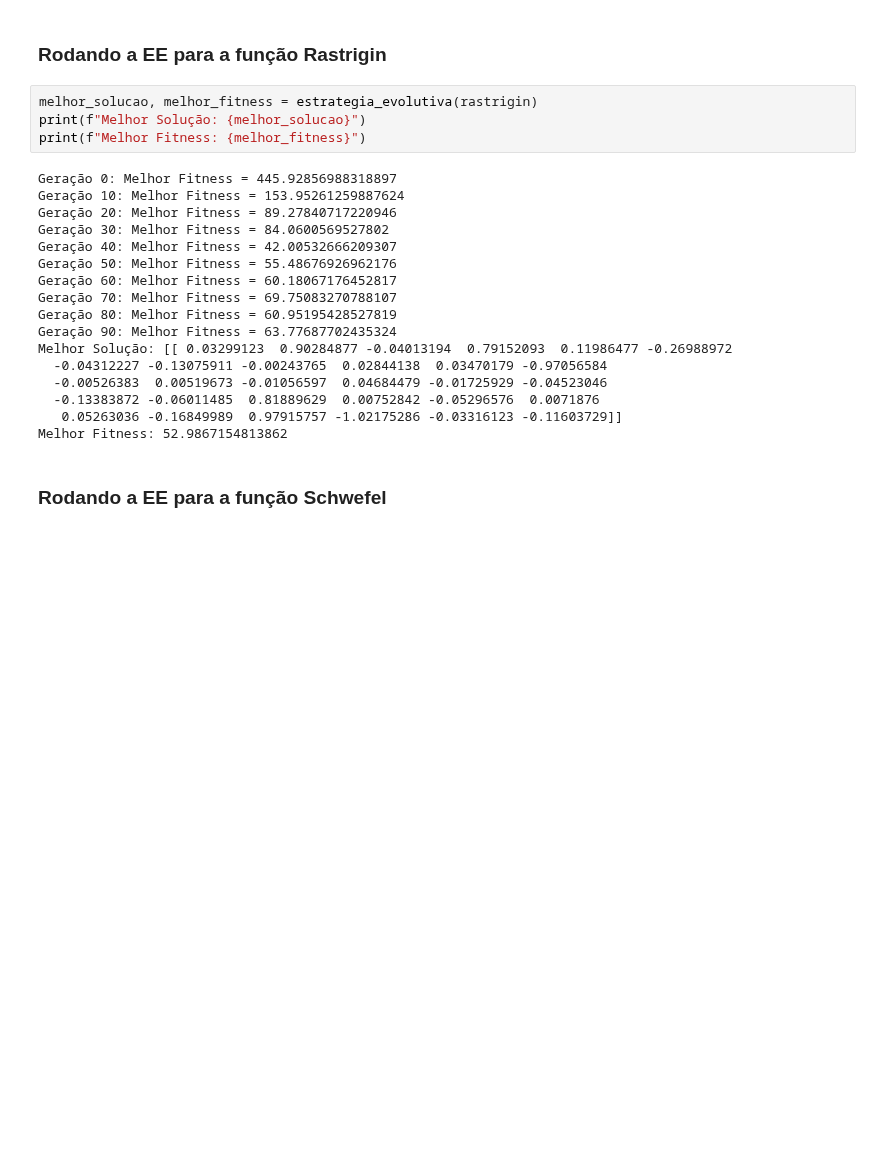
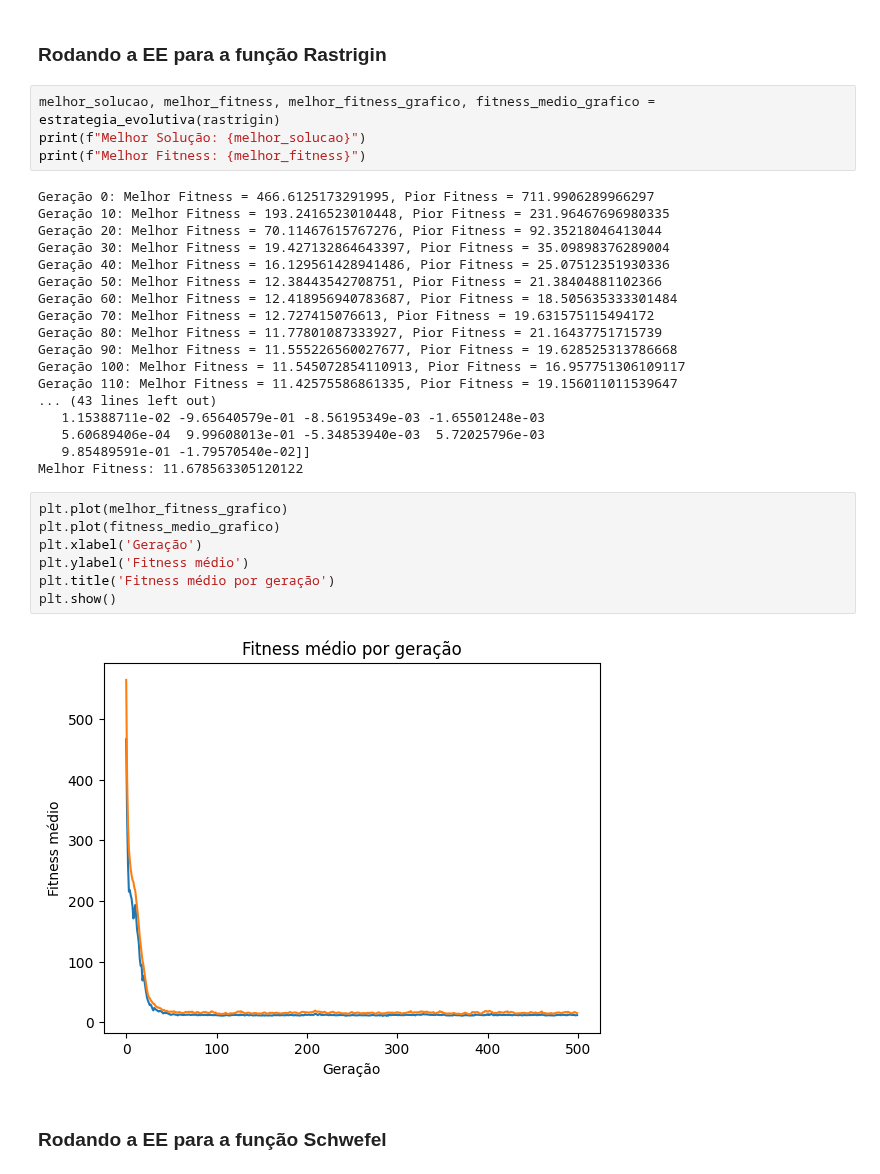
Before and after one commit to belamarib/EE_otimizacao_funcao, a Jupyter notebook: otimizacao_funcao.ipynb, the cells around one changed output. Drawn from its saved outputs; the diff is of its cells as text; blank space fills up the shorter version.

```diff
--- a/otimizacao_funcao.ipynb
+++ b/otimizacao_funcao.ipynb
@@ -133,26 +223,36 @@ Melhor Fitness: 0.30005434122301766
 # %% [markdown]
 ### Rodando a EE para a função Rastrigin
 # %%
-melhor_solucao, melhor_fitness = estrategia_evolutiva(rastrigin)
+melhor_solucao, melhor_fitness, melhor_fitness_grafico, fitness_medio_grafico = estrategia_evolutiva(rastrigin)
 print(f"Melhor Solução: {melhor_solucao}")
 print(f"Melhor Fitness: {melhor_fitness}")
 # %% [output]
-Geração 0: Melhor Fitness = 445.92856988318897
-Geração 10: Melhor Fitness = 153.95261259887624
-Geração 20: Melhor Fitness = 89.27840717220946
-Geração 30: Melhor Fitness = 84.0600569527802
-Geração 40: Melhor Fitness = 42.00532666209307
-Geração 50: Melhor Fitness = 55.48676926962176
-Geração 60: Melhor Fitness = 60.18067176452817
-Geração 70: Melhor Fitness = 69.75083270788107
-Geração 80: Melhor Fitness = 60.95195428527819
-Geração 90: Melhor Fitness = 63.77687702435324
-Melhor Solução: [[ 0.03299123  0.90284877 -0.04013194  0.79152093  0.11986477 -0.26988972
-  -0.04312227 -0.13075911 -0.00243765  0.02844138  0.03470179 -0.97056584
-  -0.00526383  0.00519673 -0.01056597  0.04684479 -0.01725929 -0.04523046
-  -0.13383872 -0.06011485  0.81889629  0.00752842 -0.05296576  0.0071876
-   0.05263036 -0.16849989  0.97915757 -1.02175286 -0.03316123 -0.11603729]]
-Melhor Fitness: 52.9867154813862
+Geração 0: Melhor Fitness = 466.6125173291995, Pior Fitness = 711.9906289966297
+Geração 10: Melhor Fitness = 193.2416523010448, Pior Fitness = 231.96467696980335
+Geração 20: Melhor Fitness = 70.11467615767276, Pior Fitness = 92.35218046413044
+Geração 30: Melhor Fitness = 19.427132864643397, Pior Fitness = 35.09898376289004
+Geração 40: Melhor Fitness = 16.129561428941486, Pior Fitness = 25.07512351930336
+Geração 50: Melhor Fitness = 12.38443542708751, Pior Fitness = 21.38404881102366
+Geração 60: Melhor Fitness = 12.418956940783687, Pior Fitness = 18.505635333301484
+Geração 70: Melhor Fitness = 12.727415076613, Pior Fitness = 19.631575115494172
+Geração 80: Melhor Fitness = 11.77801087333927, Pior Fitness = 21.16437751715739
+Geração 90: Melhor Fitness = 11.555226560027677, Pior Fitness = 19.628525313786668
+Geração 100: Melhor Fitness = 11.545072854110913, Pior Fitness = 16.957751306109117
+Geração 110: Melhor Fitness = 11.42575586861335, Pior Fitness = 19.156011011539647
+... (43 lines left out)
+   1.15388711e-02 -9.65640579e-01 -8.56195349e-03 -1.65501248e-03
+   5.60689406e-04  9.99608013e-01 -5.34853940e-03  5.72025796e-03
+   9.85489591e-01 -1.79570540e-02]]
+Melhor Fitness: 11.678563305120122
+# %%
+plt.plot(melhor_fitness_grafico)
+plt.plot(fitness_medio_grafico)
+plt.xlabel('Geração')
+plt.ylabel('Fitness médio')
+plt.title('Fitness médio por geração')
+plt.show()
+# %% [output]
+[figure, added]
 # %% [markdown]
 ### Rodando a EE para a função Schwefel
 # %%
```
Also changed, not shown: parts of 22 cells of this notebook.
